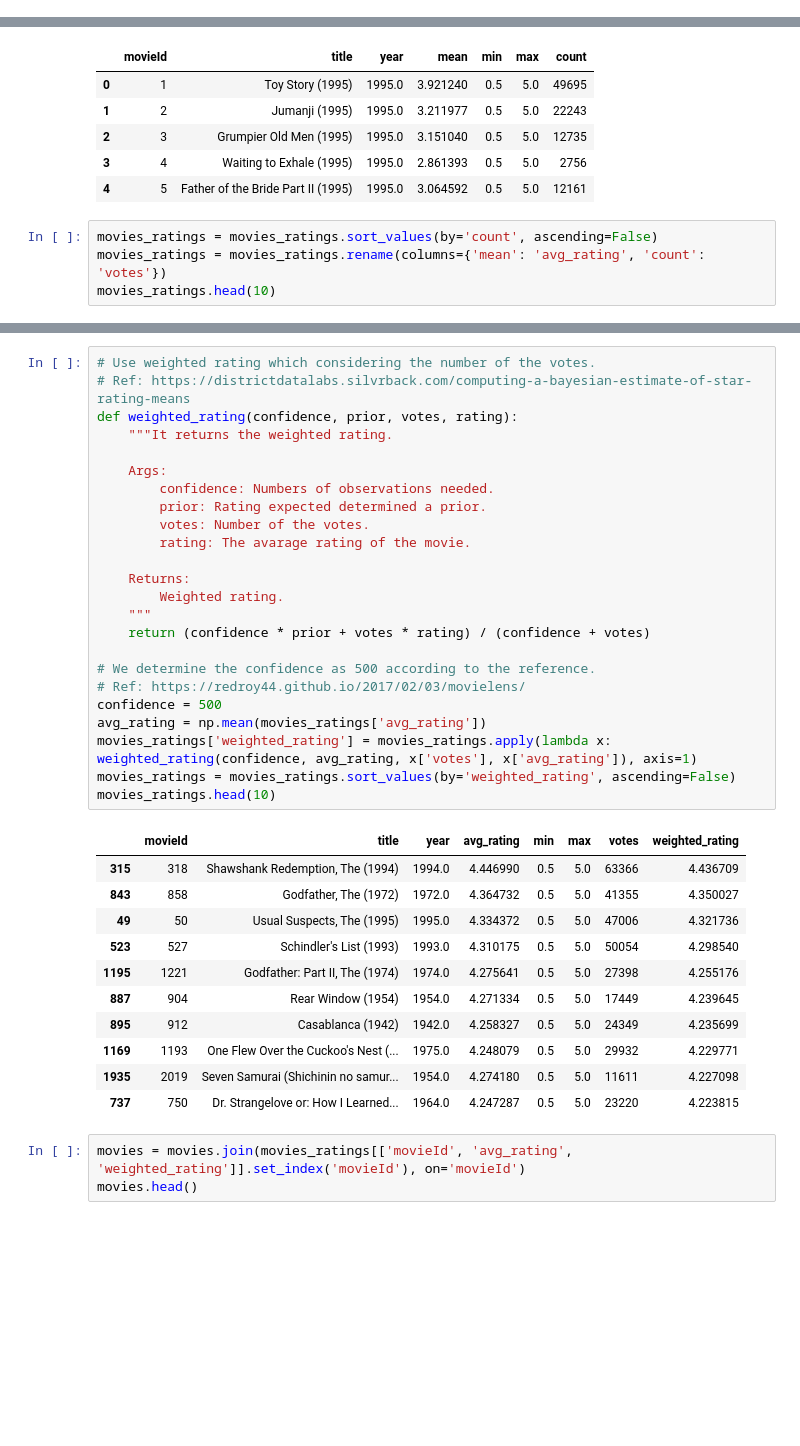
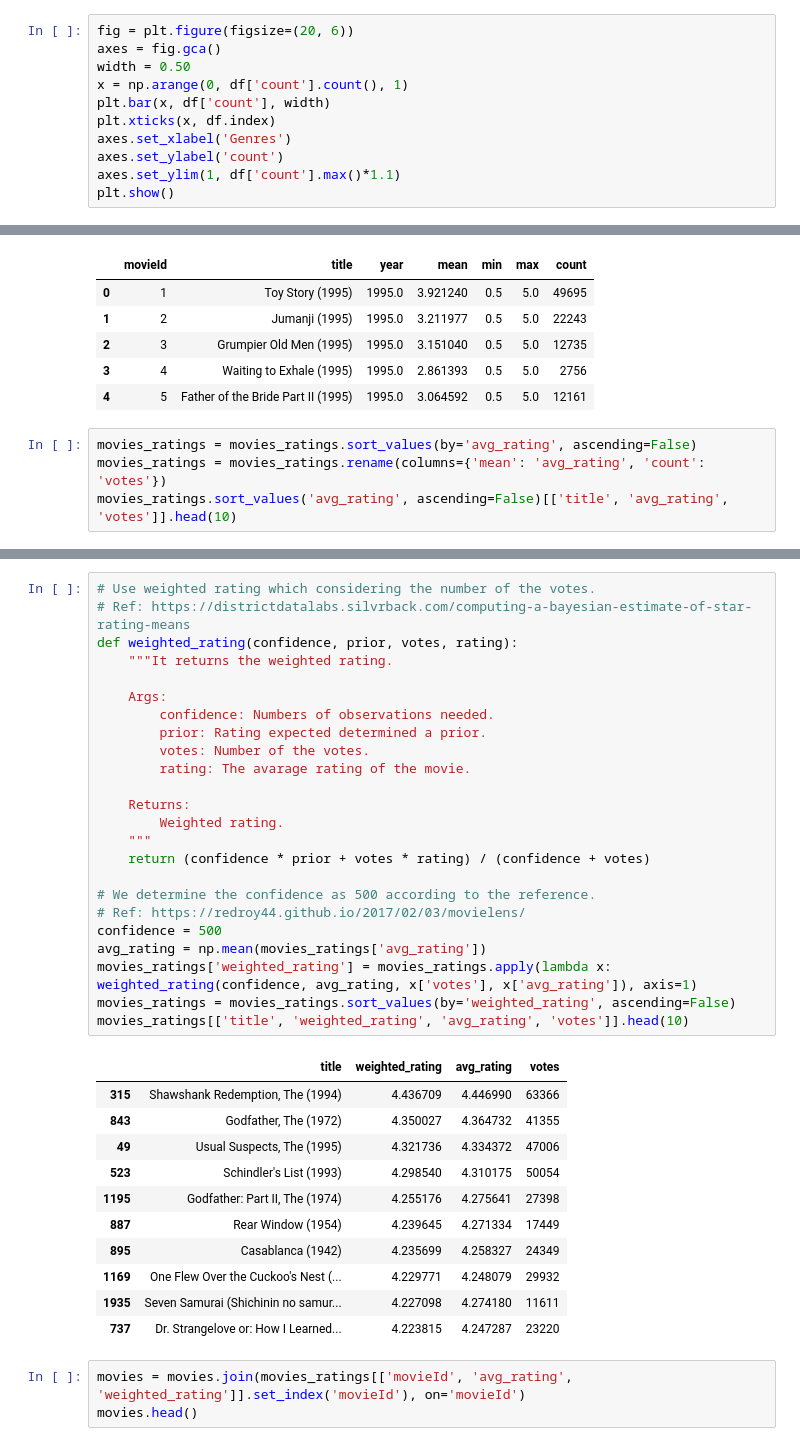
Before and after one commit to alienlien/movielens, a Jupyter notebook: ml-20m.ipynb, the cells around one changed output, grey strips where cells are left out. Cells and saved outputs as stored; diff of their text form; blank space fills up the shorter version.

```diff
--- a/ml-20m.ipynb
+++ b/ml-20m.ipynb
@@ -121,3 +128,14 @@ df
 | Western | 676.0 |
 | Film-Noir | 330.0 |
 | IMAX | 196.0 |
+# %%
+fig = plt.figure(figsize=(20, 6))
+axes = fig.gca()
+width = 0.50
+x = np.arange(0, df['count'].count(), 1)
+plt.bar(x, df['count'], width)
+plt.xticks(x, df.index)
+axes.set_xlabel('Genres')
+axes.set_ylabel('count')
+axes.set_ylim(1, df['count'].max()*1.1)
+plt.show()
@@ -155,7 +175,7 @@ movies_ratings.head()
 | 3 | 4 | Waiting to Exhale (1995) | 1995.0 | 2.861393 | 0.5 | 5.0 | 2756 |
 | 4 | 5 | Father of the Bride Part II (1995) | 1995.0 | 3.064592 | 0.5 | 5.0 | 12161 |
 # %%
-movies_ratings = movies_ratings.sort_values(by='count', ascending=False)
+movies_ratings = movies_ratings.sort_values(by='avg_rating', ascending=False)
 movies_ratings = movies_ratings.rename(columns={'mean': 'avg_rating', 'count': 'votes'})
-movies_ratings.head(10)
+movies_ratings.sort_values('avg_rating', ascending=False)[['title', 'avg_rating', 'votes']].head(10)
 # %% [output]
@@ -173,39 +207,39 @@ movies_ratings.head(10)
 # %%
 # Use weighted rating which considering the number of the votes.
 # Ref: https://districtdatalabs.silvrback.com/computing-a-bayesian-estimate-of-star-rating-means
 def weighted_rating(confidence, prior, votes, rating):
     """It returns the weighted rating.
 
     Args:
         confidence: Numbers of observations needed.
         prior: Rating expected determined a prior.
         votes: Number of the votes.
         rating: The avarage rating of the movie.
 
     Returns:
         Weighted rating.
     """
     return (confidence * prior + votes * rating) / (confidence + votes)
 
 # We determine the confidence as 500 according to the reference.
 # Ref: https://redroy44.github.io/2017/02/03/movielens/
 confidence = 500
 avg_rating = np.mean(movies_ratings['avg_rating'])
 movies_ratings['weighted_rating'] = movies_ratings.apply(lambda x: weighted_rating(confidence, avg_rating, x['votes'], x['avg_rating']), axis=1)
 movies_ratings = movies_ratings.sort_values(by='weighted_rating', ascending=False)
-movies_ratings.head(10)
+movies_ratings[['title', 'weighted_rating', 'avg_rating', 'votes']].head(10)
 # %% [output]
-|  | movieId | title | year | avg_rating | min | max | votes | weighted_rating |
-| 315 | 318 | Shawshank Redemption, The (1994) | 1994.0 | 4.446990 | 0.5 | 5.0 | 63366 | 4.436709 |
-| 843 | 858 | Godfather, The (1972) | 1972.0 | 4.364732 | 0.5 | 5.0 | 41355 | 4.350027 |
-| 49 | 50 | Usual Suspects, The (1995) | 1995.0 | 4.334372 | 0.5 | 5.0 | 47006 | 4.321736 |
-| 523 | 527 | Schindler's List (1993) | 1993.0 | 4.310175 | 0.5 | 5.0 | 50054 | 4.298540 |
-| 1195 | 1221 | Godfather: Part II, The (1974) | 1974.0 | 4.275641 | 0.5 | 5.0 | 27398 | 4.255176 |
-| 887 | 904 | Rear Window (1954) | 1954.0 | 4.271334 | 0.5 | 5.0 | 17449 | 4.239645 |
-| 895 | 912 | Casablanca (1942) | 1942.0 | 4.258327 | 0.5 | 5.0 | 24349 | 4.235699 |
-| 1169 | 1193 | One Flew Over the Cuckoo's Nest (... | 1975.0 | 4.248079 | 0.5 | 5.0 | 29932 | 4.229771 |
-| 1935 | 2019 | Seven Samurai (Shichinin no samur... | 1954.0 | 4.274180 | 0.5 | 5.0 | 11611 | 4.227098 |
-| 737 | 750 | Dr. Strangelove or: How I Learned... | 1964.0 | 4.247287 | 0.5 | 5.0 | 23220 | 4.223815 |
+|  | title | weighted_rating | avg_rating | votes |
+| 315 | Shawshank Redemption, The (1994) | 4.436709 | 4.446990 | 63366 |
+| 843 | Godfather, The (1972) | 4.350027 | 4.364732 | 41355 |
+| 49 | Usual Suspects, The (1995) | 4.321736 | 4.334372 | 47006 |
+| 523 | Schindler's List (1993) | 4.298540 | 4.310175 | 50054 |
+| 1195 | Godfather: Part II, The (1974) | 4.255176 | 4.275641 | 27398 |
+| 887 | Rear Window (1954) | 4.239645 | 4.271334 | 17449 |
+| 895 | Casablanca (1942) | 4.235699 | 4.258327 | 24349 |
+| 1169 | One Flew Over the Cuckoo's Nest (... | 4.229771 | 4.248079 | 29932 |
+| 1935 | Seven Samurai (Shichinin no samur... | 4.227098 | 4.274180 | 11611 |
+| 737 | Dr. Strangelove or: How I Learned... | 4.223815 | 4.247287 | 23220 |
 # %%
 movies = movies.join(movies_ratings[['movieId', 'avg_rating', 'weighted_rating']].set_index('movieId'), on='movieId')
 movies.head()
```
Also changed, not shown: parts of 23 cells of this notebook.
